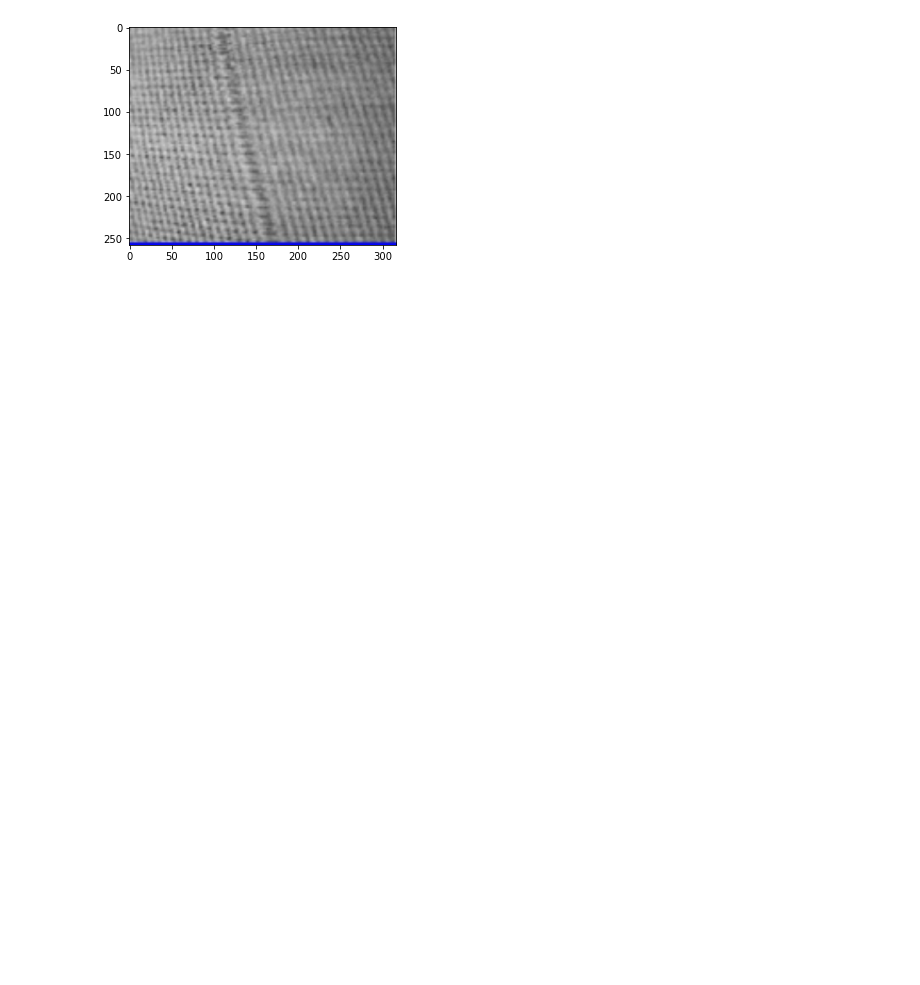
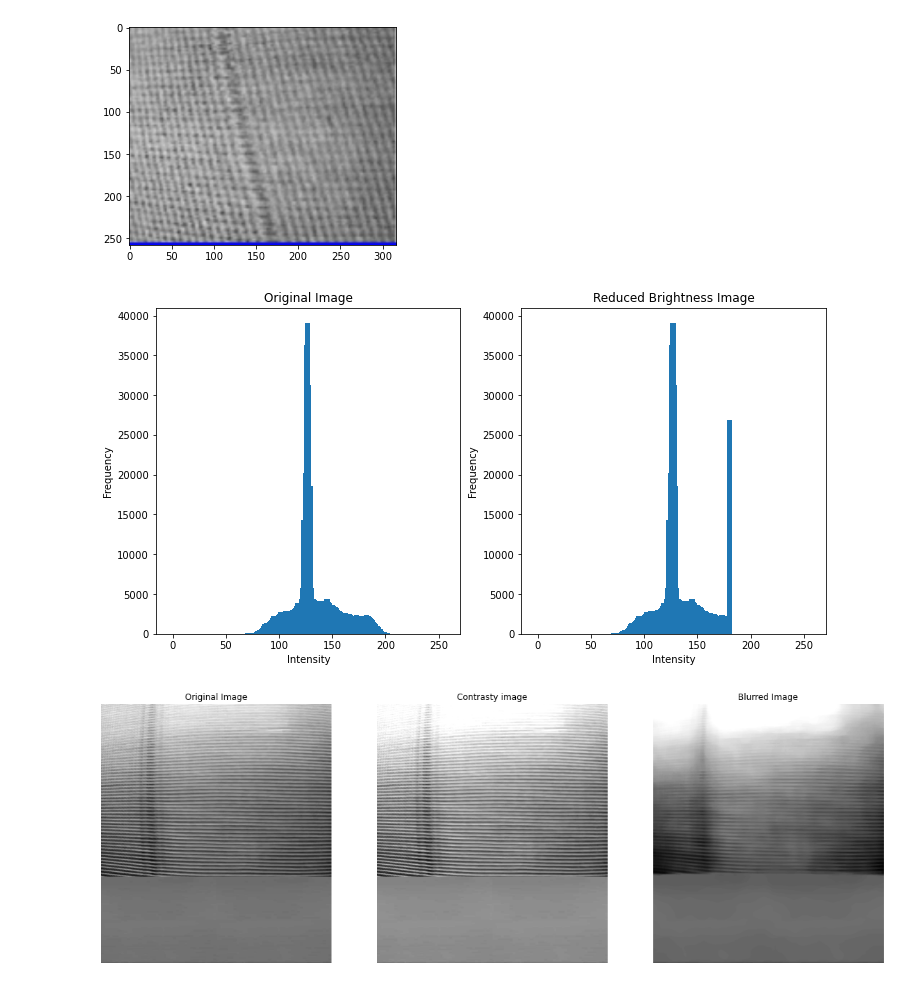
Before and after one commit to adityagupta-apg/knitsmart, a Jupyter notebook: practice.ipynb, the cells around one changed output. Cells and saved outputs as stored; diff of their text form; code cells hidden in the pictures; blank space fills up the shorter version.

```diff
--- a/practice.ipynb
+++ b/practice.ipynb
@@ -285,3 +282,60 @@ plt.imshow(image)
 plt.show()
 # %% [output]
 [figure]
+# %%
+import cv2
+import numpy as np
+import matplotlib.pyplot as plt
+
+def plot_hist(old_image, new_image, title_old="Original Image", title_new="New Image"):
+    intensity_values = np.array([x for x in range(256)])
+    plt.figure(figsize=(12, 6))
+    plt.subplot(1, 2, 1)
+    plt.bar(intensity_values, cv2.calcHist([old_image], [0], None, [256], [0, 256])[:, 0], width=5)
+    plt.title(title_old)
+    plt.xlabel('Intensity')
+    plt.ylabel('Frequency')
+    plt.subplot(1, 2, 2)
+    plt.bar(intensity_values, cv2.calcHist([new_image], [0], None, [256], [0, 256])[:, 0], width=5)
+    plt.title(title_new)
+    plt.xlabel('Intensity')
+    plt.ylabel('Frequency')
+    plt.show()
+
+# Load a grayscale image
+image = cv2.imread(r'c:\Users\Aditya\Downloads\Knitsmartdata\test_dataset\Minor_default\6.jpg', cv2.IMREAD_GRAYSCALE)
+
+# Adjust the brightness using a threshold
+_, reduced_brightness = cv2.threshold(image, 180, 220, cv2.THRESH_TRUNC)
+
+# Apply a median blur
+blurred = cv2.medianBlur(reduced_brightness, 25)
+
+# Plot histograms of the original and processed images
+plot_hist(image, reduced_brightness, title_old="Original Image", title_new="Reduced Brightness Image")
+
+# Display the original, brightness reduced, and blurred images
+plt.figure(figsize=(20, 20))
+
+# Correctly display the original image
+plt.subplot(131)
+plt.imshow(image, cmap='gray')
+plt.title('Original Image')
+plt.axis('off')
+
+# Correctly display the brightness reduced image
+plt.subplot(132)
+plt.imshow(reduced_brightness, cmap='gray')
+plt.title('Contrasty image')
+plt.axis('off')
+
+# Correctly display the blurred image
+plt.subplot(133)
+plt.imshow(blurred, cmap='gray')
+plt.title('Blurred Image')
+plt.axis('off')
+
+plt.show()
+# %% [output]
+[figure, added]
+[figure, added]
```
Also changed, not shown: parts of 4 cells of this notebook.
